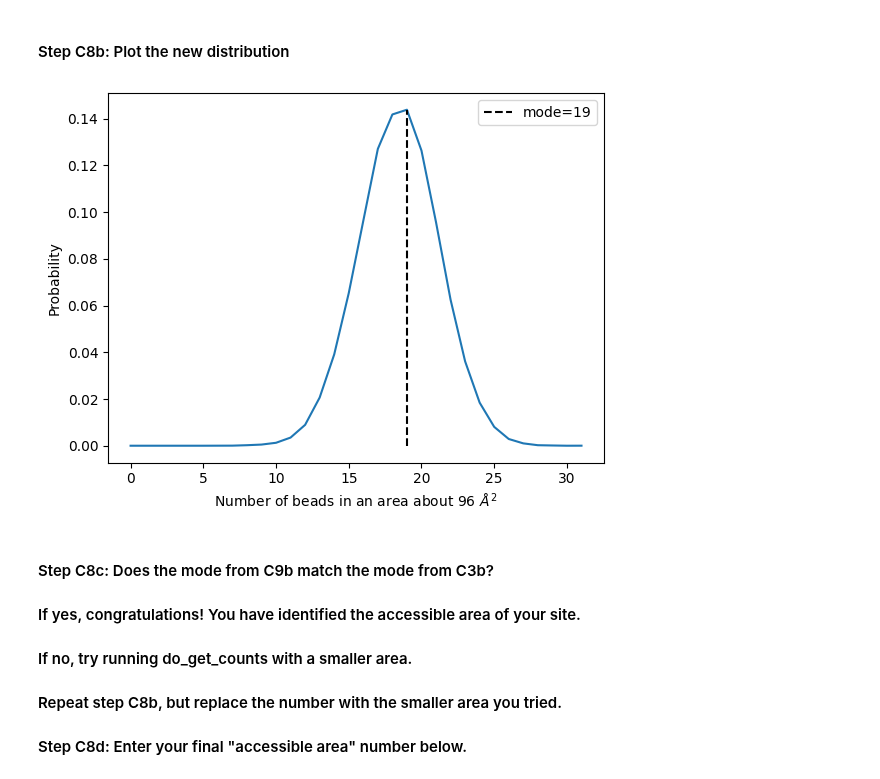
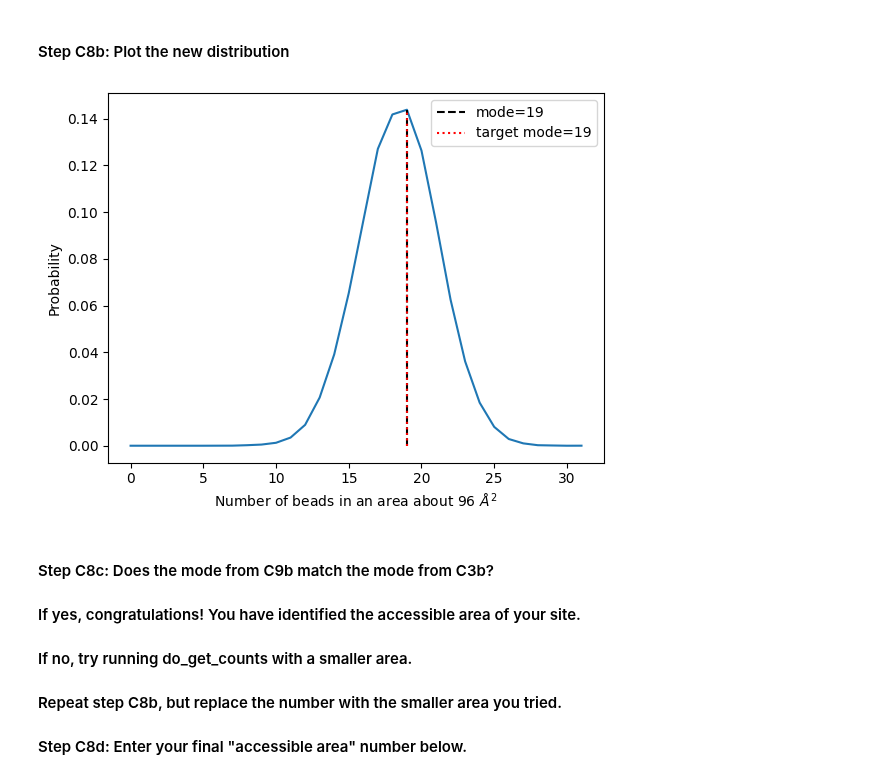
Before and after one commit to BranniganLab/density_threshold_affinity, a Jupyter notebook: python/multiple_replicas_symmetric_site.ipynb, the cells around one changed output. Drawn from its saved outputs; the diff is of its cells as text; code cells hidden in the pictures.

```diff
--- a/python/multiple_replicas_symmetric_site.ipynb
+++ b/python/multiple_replicas_symmetric_site.ipynb
@@ -131,6 +131,7 @@ Initial guess for accessible area is geometric area: 174 A^2
 # %%
 fig,ax = plt.subplots()
 ax = plot_histogram(ax, DPPC_symm_site1.site_counts_histogram, site1_geom_area, plot_probability=True)
+site_mode = np.argmax(DPPC_symm_site1.site_counts_histogram)
 plt.show()
 plt.clf()
 plt.close()
@@ -167,13 +168,13 @@ better_guess = 96
 # %%
 DPPC_bulk_counts, _, _ = parse_tcl_dat_file(DPPC_bulk_root_path.joinpath(f"DPPC_counts_{better_guess}.out"), bulk=True)
 DPPC_symm_site1.update_counts_histogram(True, DPPC_bulk_counts)
 fig,ax = plt.subplots()
-ax = plot_histogram(ax, DPPC_symm_site1.bulk_counts_histogram, better_guess, plot_probability=True)
+ax = plot_histogram(ax, DPPC_symm_site1.bulk_counts_histogram, better_guess, bulk_mode=site_mode, plot_probability=True, show_target=True)
 plt.show()
 plt.clf()
 plt.close()
 # %% [output]
-[figure, old version]
+[figure, new version]
 # %% [markdown]
 #### Step C8c: Does the mode from C9b match the mode from C3b?
 #### If yes, congratulations! You have identified the accessible area of your site.
```
Also changed, not shown: parts of 1 cell of this notebook.
